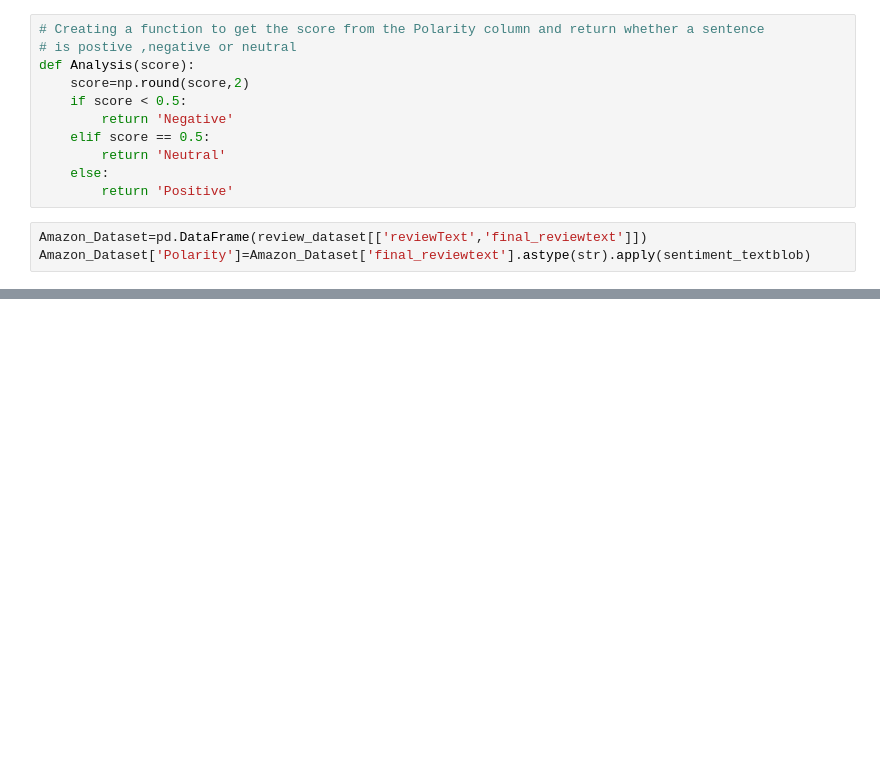
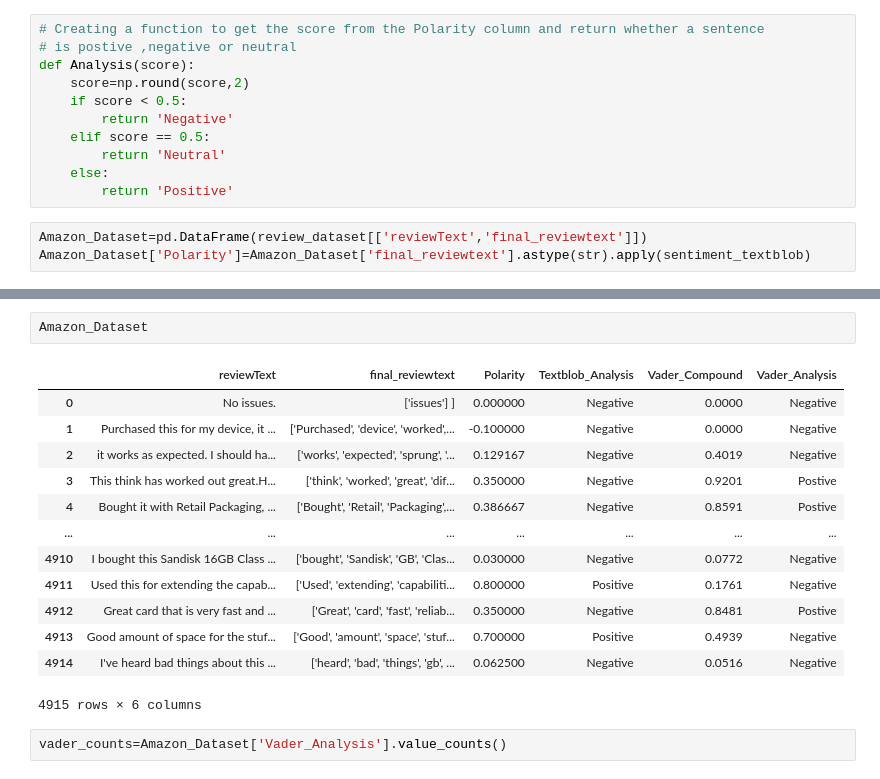
Before and after one commit to sowmya1127/Sentiment_Analysis_NLP, a Jupyter notebook: Sentiment_Analysis.ipynb, the cells around one changed output, grey strips where cells are left out. Saved outputs shown, nothing was run; the diff lists cells and outputs as text; blank space fills up the shorter version.

```diff
--- a/Sentiment_Analysis.ipynb
+++ b/Sentiment_Analysis.ipynb
@@ -215,0 +275,18 @@ Name: Analysis, dtype: int64
+# %%
+Amazon_Dataset
+# %% [output]
+|  | reviewText | final_reviewtext | Polarity | Textblob_Analysis | Vader_Compound | Vader_Analysis |
+| 0 | No issues. | ['issues'] ] | 0.000000 | Negative | 0.0000 | Negative |
+| 1 | Purchased this for my device, it ... | ['Purchased', 'device', 'worked',... | -0.100000 | Negative | 0.0000 | Negative |
+| 2 | it works as expected. I should ha... | ['works', 'expected', 'sprung', '... | 0.129167 | Negative | 0.4019 | Negative |
+| 3 | This think has worked out great.H... | ['think', 'worked', 'great', 'dif... | 0.350000 | Negative | 0.9201 | Postive |
+| 4 | Bought it with Retail Packaging, ... | ['Bought', 'Retail', 'Packaging',... | 0.386667 | Negative | 0.8591 | Postive |
+| ... | ... | ... | ... | ... | ... | ... |
+| 4910 | I bought this Sandisk 16GB Class ... | ['bought', 'Sandisk', 'GB', 'Clas... | 0.030000 | Negative | 0.0772 | Negative |
+| 4911 | Used this for extending the capab... | ['Used', 'extending', 'capabiliti... | 0.800000 | Positive | 0.1761 | Negative |
+| 4912 | Great card that is very fast and ... | ['Great', 'card', 'fast', 'reliab... | 0.350000 | Negative | 0.8481 | Postive |
+| 4913 | Good amount of space for the stuf... | ['Good', 'amount', 'space', 'stuf... | 0.700000 | Positive | 0.4939 | Negative |
+| 4914 | I've heard bad things about this ... | ['heard', 'bad', 'things', 'gb', ... | 0.062500 | Negative | 0.0516 | Negative |
+4915 rows × 6 columns
+# %%
+vader_counts=Amazon_Dataset['Vader_Analysis'].value_counts()
```
Also changed, not shown: parts of 13 cells of this notebook.
